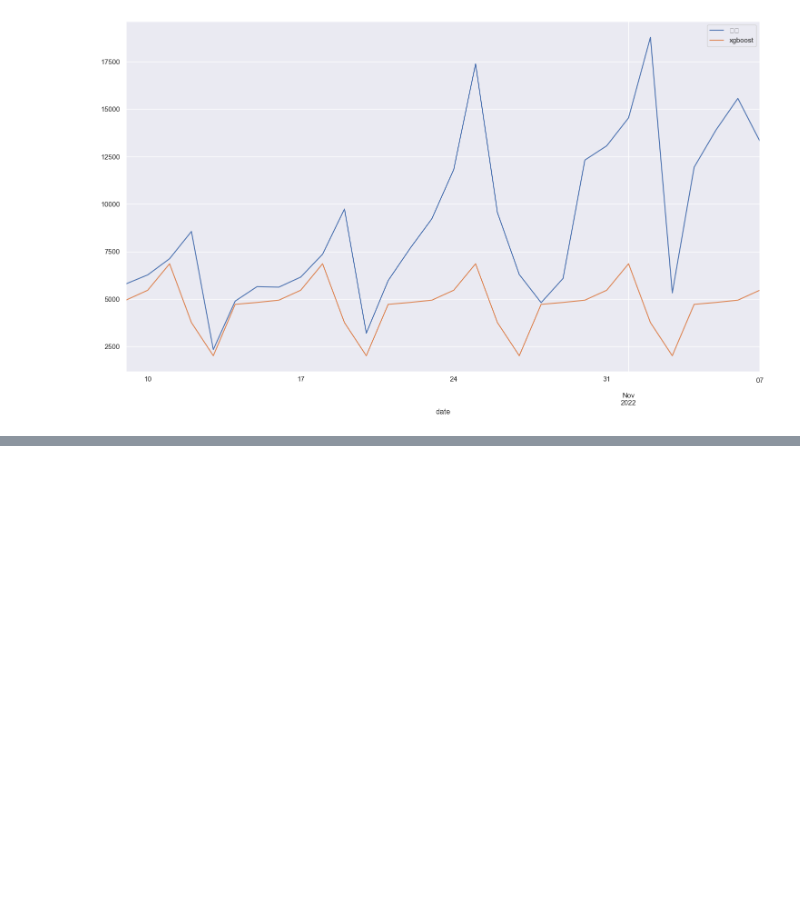
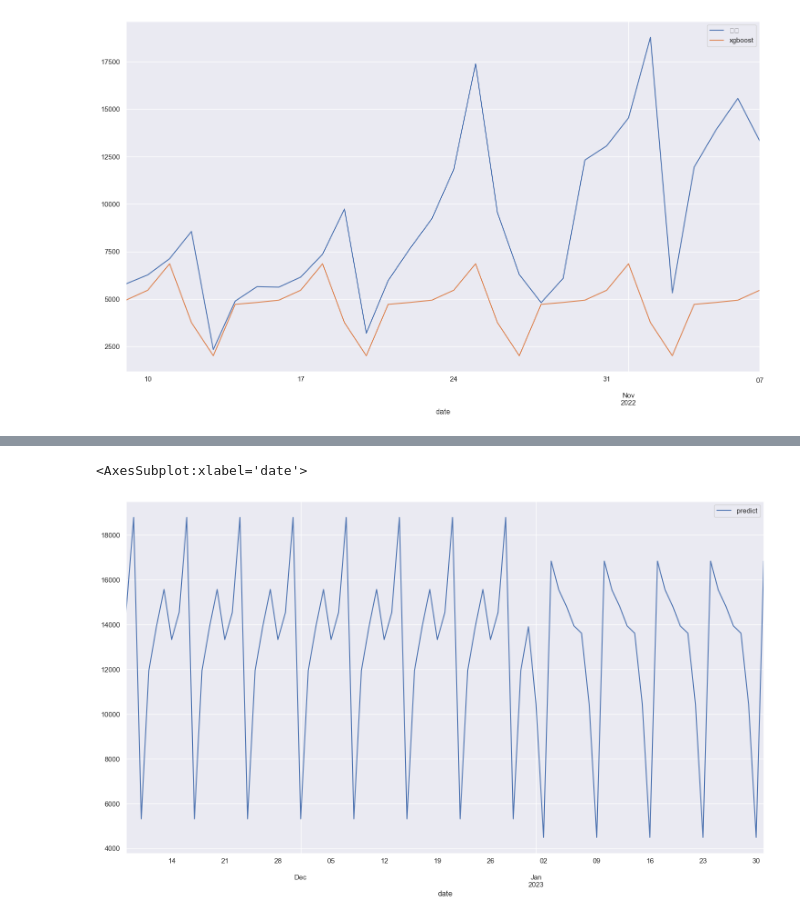
Before and after one commit to L2egg/L2egg, a Jupyter notebook: practice.ipynb, the cells around one changed output, grey strips where cells are left out. Cells and saved outputs as stored; diff of their text form; code cells hidden in the pictures; blank space fills up the shorter version.

```diff
--- a/practice.ipynb
+++ b/practice.ipynb
@@ -644,0 +685,8 @@ get_result(date_4_start, date_4_end, '2022-10-09')
+# %%
+df_pred = pd.DataFrame(future)
+df_pred.rename(columns={0:'date'}, inplace=True)
+# %%
+df_pred.set_index('date', inplace=True)
+df_pred['month'] = df_pred.index.month
+df_pred['year'] = df_pred.index.year
+df_pred['dayofweek'] = df_pred.index.dayofweek
@@ -644,0 +710,8 @@ get_result(date_4_start, date_4_end, '2022-10-09')
+# %%
+df_future = XG_model_month.predict(df_pred)
+# %%
+result = pd.DataFrame(df_future)
+result['date'] = future
+result.rename(columns={0:'predict'}, inplace=True)
+result.set_index('date', inplace=True)
+result.head()
@@ -644,0 +726,5 @@ get_result(date_4_start, date_4_end, '2022-10-09')
+# %%
+result.plot()
+# %% [output]
+<AxesSubplot:xlabel='date'>
+[figure, added]
```
Also changed, not shown: parts of 11 cells of this notebook.
